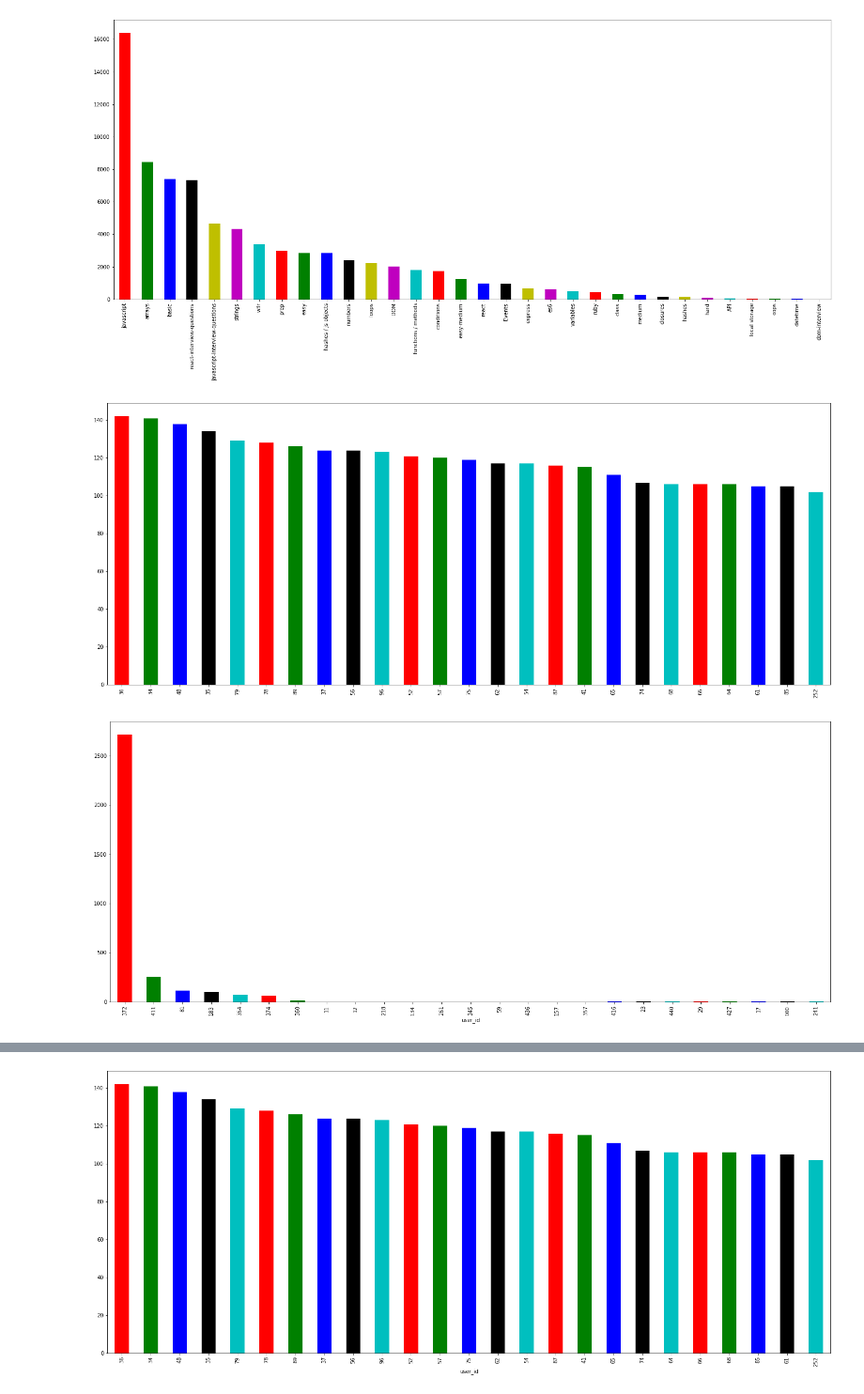
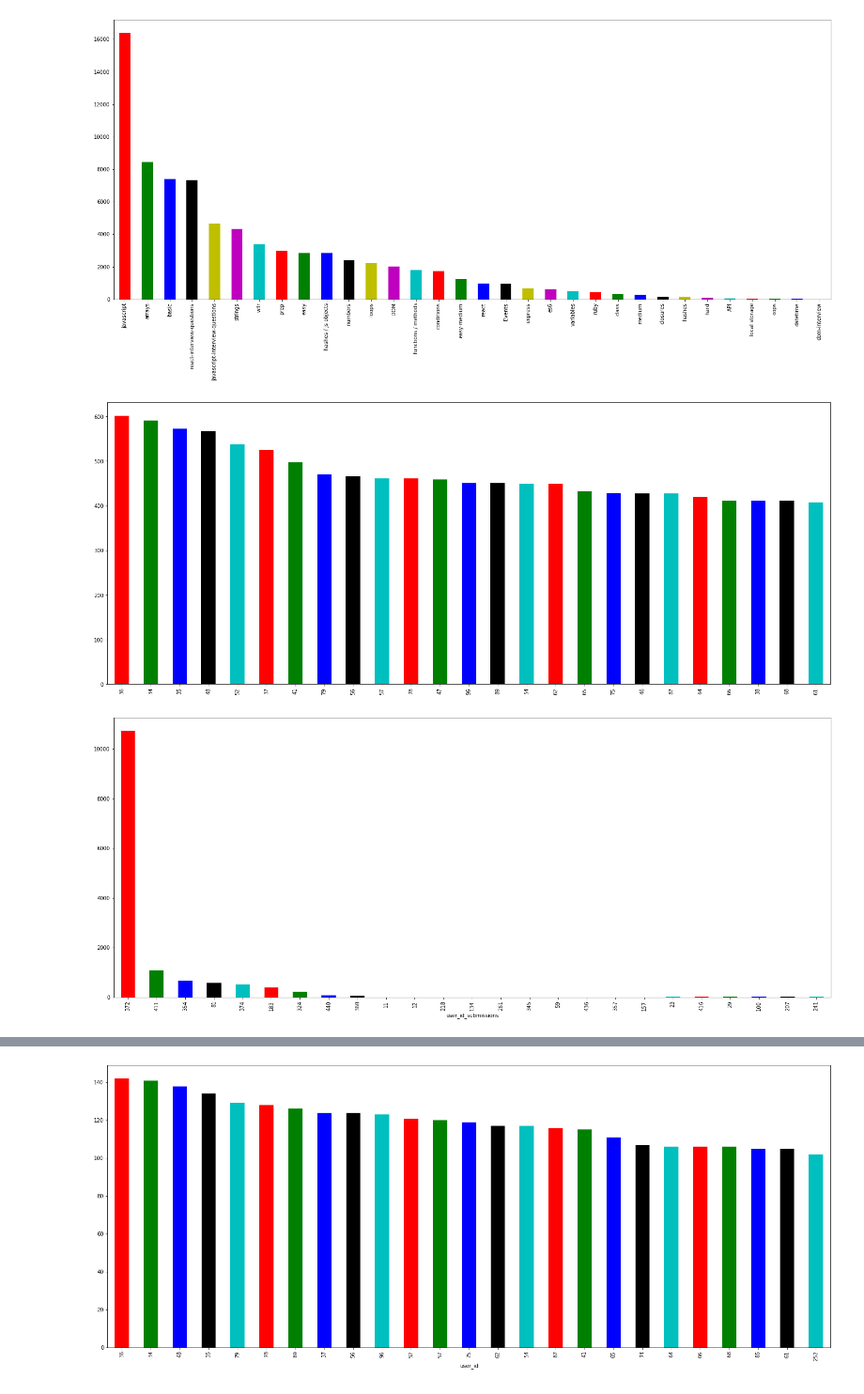
Before and after one commit to dctacademy/code-platform-analysis, a Jupyter notebook: code-platform-analysis.ipynb, the cells around one changed output, grey strips where cells are left out. Shown at 94% size. Cells and saved outputs as stored; diff of their text form; code cells hidden in the pictures.

```diff
--- a/code-platform-analysis.ipynb
+++ b/code-platform-analysis.ipynb
@@ -9,3 +12,5 @@ import json
+# %%
+API_KEY = os.environ['DCT_CODE_PLATFORM_API_KEY']
 # %%
 # Dictionary of all the tables and their columns
 table_columns = {}
@@ -19,7 +24,7 @@ df_list = []
 request_tables = ['submissions', 'assignments', 'tags', 'taggings', 'users']
 
 for table in request_tables:
-    url = 'http://code.dctacademy.com/api/v1/ml/data/' + table + '?key=6eccc23db96ed84fce329e0d20bdacb4'
+    url = 'http://code.dctacademy.com/api/v1/ml/data/' + table + '?key=' + API_KEY
     response = requests.get(url)
 #     print(response.status_code, response.reason)
     df_all[table] = pd.read_json(response.content)
@@ -56,12 +61,12 @@ plt.show()
 # %% [output]
 [figure]
 # %%
-df_all['submissions']['user_id'].value_counts()[:25].plot(kind='bar', figsize=(25, 10), color = list('rgbkc'))
+user_submissions['user_id_submissions'].value_counts()[:25].plot(kind='bar', figsize=(25, 10), color = list('rgbkc'))
 plt.show()
 # %% [output]
-[figure, old version]
+[figure, new version]
 # %%
-df_all['submissions'].groupby(['user_id']).sum()['time_hr'].sort_values().abs()[:25].plot(kind='bar', figsize=(25, 10), color = list('rgbkc'))
+user_submissions.groupby(['user_id_submissions']).sum()['time_hr'].sort_values().abs()[:25].plot(kind='bar', figsize=(25, 10), color = list('rgbkc'))
 plt.show()
 # %% [output]
-[figure, old version]
+[figure, new version]
```
Also changed, not shown: parts of 5 cells of this notebook.
